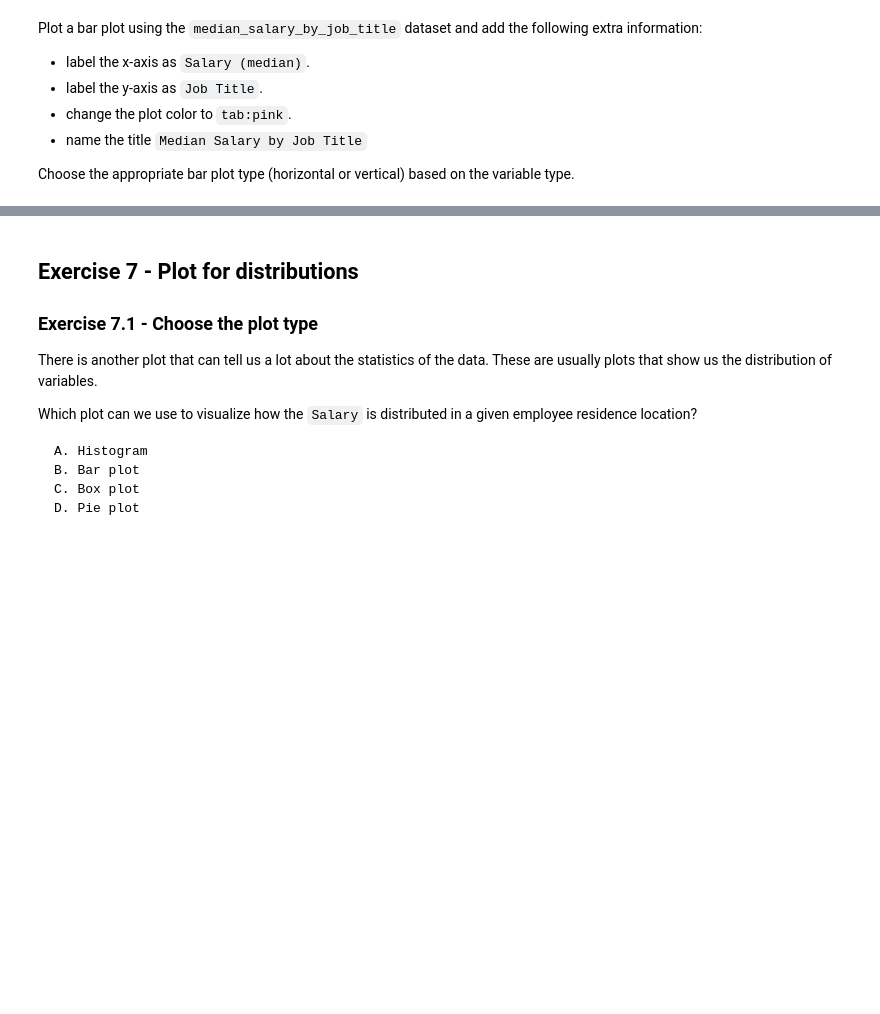
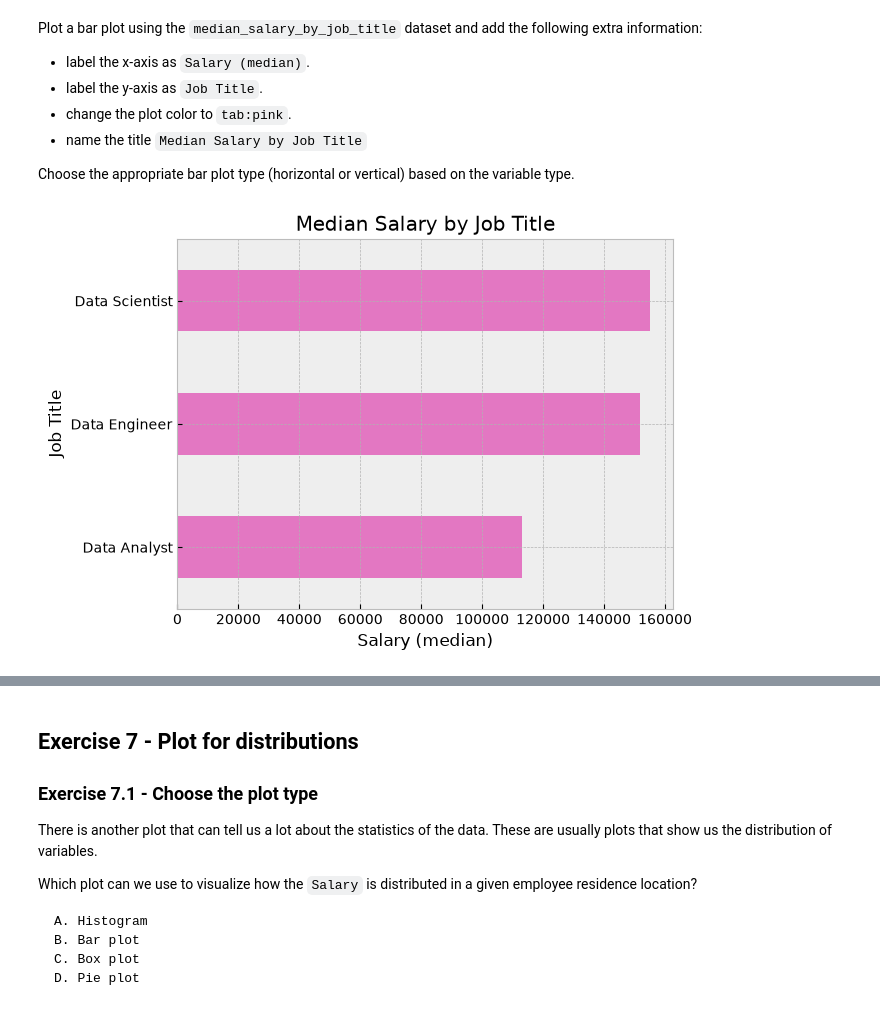
Before and after one commit to Kamikaze2942/batch10-workspace, a Jupyter notebook: S01 - Bootcamp and Binary Classification/SLU03 - Visualization with Pandas and Matplotlib/Exercise notebook (2).ipynb, the cells around one changed output, grey strips where cells are left out. Saved outputs shown, nothing was run; the diff lists cells and outputs as text; code cells hidden in the pictures; blank space fills up the shorter version.

```diff
--- a/S01 - Bootcamp and Binary Classification/SLU03 - Visualization with Pandas and Matplotlib/Exercise notebook (2).ipynb
+++ b/S01 - Bootcamp and Binary Classification/SLU03 - Visualization with Pandas and Matplotlib/Exercise notebook (2).ipynb
@@ -276,8 +339,13 @@ Plot a bar plot using the `median_salary_by_job_title` dataset and add the follo
 Choose the appropriate bar plot type (horizontal or vertical) based on the variable type.
 # %%
 # YOUR CODE HERE
-raise NotImplementedError()
+median_salary_by_job_title.plot.barh(color='tab:pink')
+plt.xlabel('Salary (median)')
+plt.ylabel('Job Title')
+plt.title('Median Salary by Job Title')
 axis = plt.gca();
+# %% [output]
+[figure, added]
 # %%
 pc = PlotChecker(axis)
 pc.assert_xlabel_equal('Salary (median)'), "The x label seems wrong"
```
Also changed, not shown: parts of 30 cells of this notebook, 8 other files.
